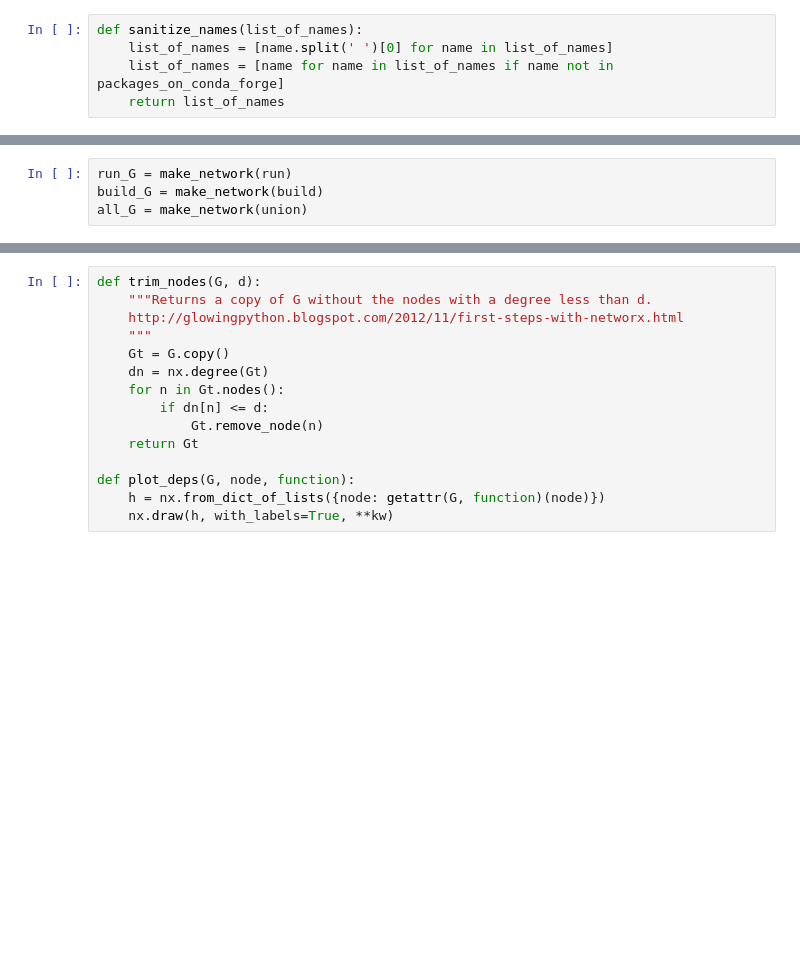
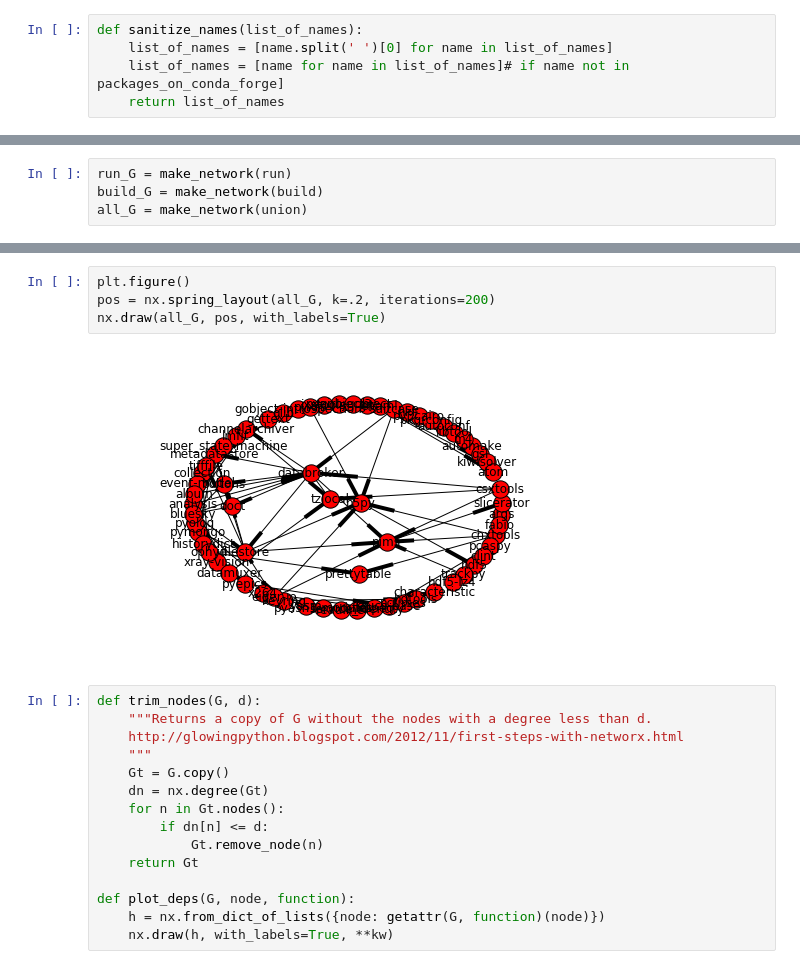
Before and after one commit to NSLS-II/lightsource2-recipes, a Jupyter notebook: dependencies.ipynb, the cells around one changed output, grey strips where cells are left out. Cells and saved outputs as stored; diff of their text form; blank space fills up the shorter version.

```diff
--- a/dependencies.ipynb
+++ b/dependencies.ipynb
@@ -15,5 +15,5 @@ Using Anaconda Cloud api site https://api.anaconda.org
 # %%
 def sanitize_names(list_of_names):
     list_of_names = [name.split(' ')[0] for name in list_of_names]
-    list_of_names = [name for name in list_of_names if name not in packages_on_conda_forge]
+    list_of_names = [name for name in list_of_names]# if name not in packages_on_conda_forge]
     return list_of_names
@@ -57,3 +169,9 @@ all_G = make_network(union)
+# %%
+plt.figure()
+pos = nx.spring_layout(all_G, k=.2, iterations=200)
+nx.draw(all_G, pos, with_labels=True)
+# %% [output]
+[figure, added]
 # %%
 def trim_nodes(G, d):
     """Returns a copy of G without the nodes with a degree less than d.
```
Also changed, not shown: parts of 18 cells of this notebook.
